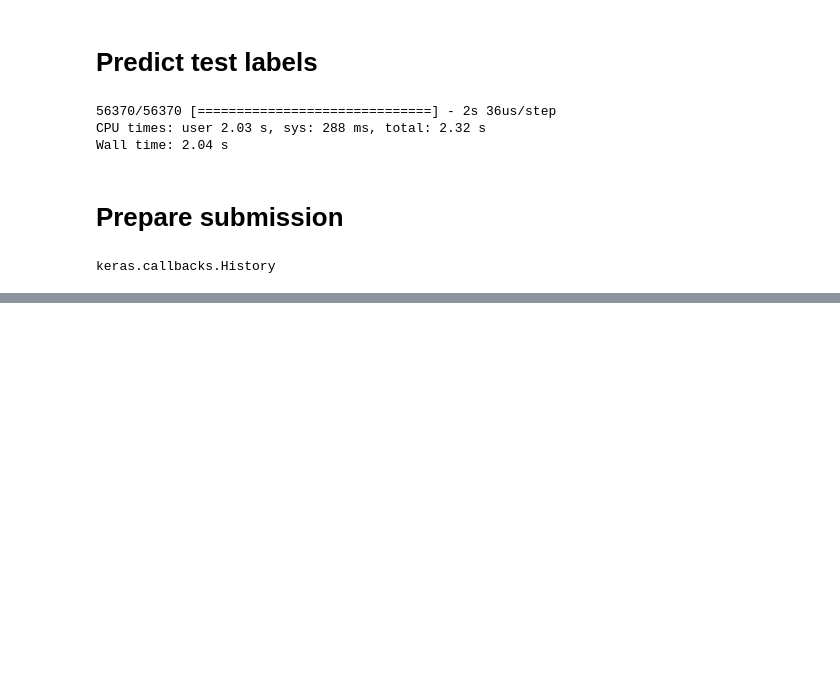
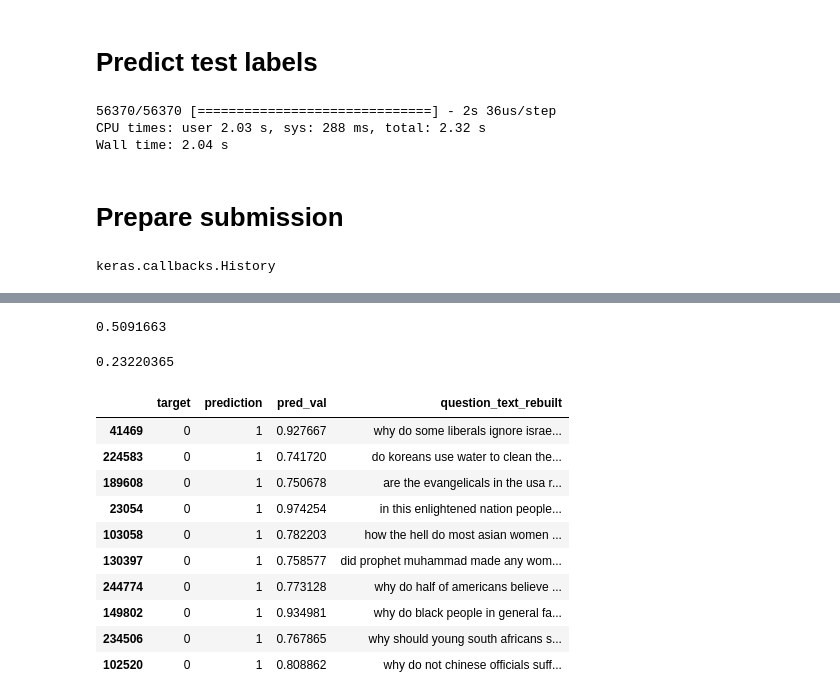
Before and after one commit to kfateem/udacity-ml, a Jupyter notebook: capstone/notebooks/capstoneV4.ipynb, the cells around one changed output, grey strips where cells are left out. Saved outputs shown, nothing was run; the diff lists cells and outputs as text; code cells hidden in the pictures; blank space fills up the shorter version.

```diff
--- a/capstone/notebooks/capstoneV4.ipynb
+++ b/capstone/notebooks/capstoneV4.ipynb
@@ -830,0 +876,30 @@ pickle_out.close()
+# %%
+misclassifed_mean = misclassified_df["pred_val"].mean()
+print(misclassifed_mean)
+# %% [output]
+0.5091663
+# %%
+misclassifed_std = misclassified_df["pred_val"].std()
+print(misclassifed_std)
+# %% [output]
+0.23220365
+# %%
+false_positive = misclassified_df[misclassified_df["prediction"] == 1]
+false_positive_extreme = false_positive[false_positive["pred_val"] >= misclassifed_mean + misclassifed_std]
+
+false_negative = misclassified_df[misclassified_df["prediction"] == 0]
+false_negative_extreme = false_negative[false_negative["pred_val"] <= misclassifed_mean - misclassifed_std]
+# %%
+false_positive_extreme.sample(10)
+# %% [output]
+|  | target | prediction | pred_val | question_text_rebuilt |
+| 41469 | 0 | 1 | 0.927667 | why do some liberals ignore israe... |
+| 224583 | 0 | 1 | 0.741720 | do koreans use water to clean the... |
+| 189608 | 0 | 1 | 0.750678 | are the evangelicals in the usa r... |
+| 23054 | 0 | 1 | 0.974254 | in this enlightened nation people... |
+| 103058 | 0 | 1 | 0.782203 | how the hell do most asian women ... |
+| 130397 | 0 | 1 | 0.758577 | did prophet muhammad made any wom... |
+| 244774 | 0 | 1 | 0.773128 | why do half of americans believe ... |
+| 149802 | 0 | 1 | 0.934981 | why do black people in general fa... |
+| 234506 | 0 | 1 | 0.767865 | why should young south africans s... |
+| 102520 | 0 | 1 | 0.808862 | why do not chinese officials suff... |
```
Also changed, not shown: parts of 13 cells of this notebook, 1 other file.
